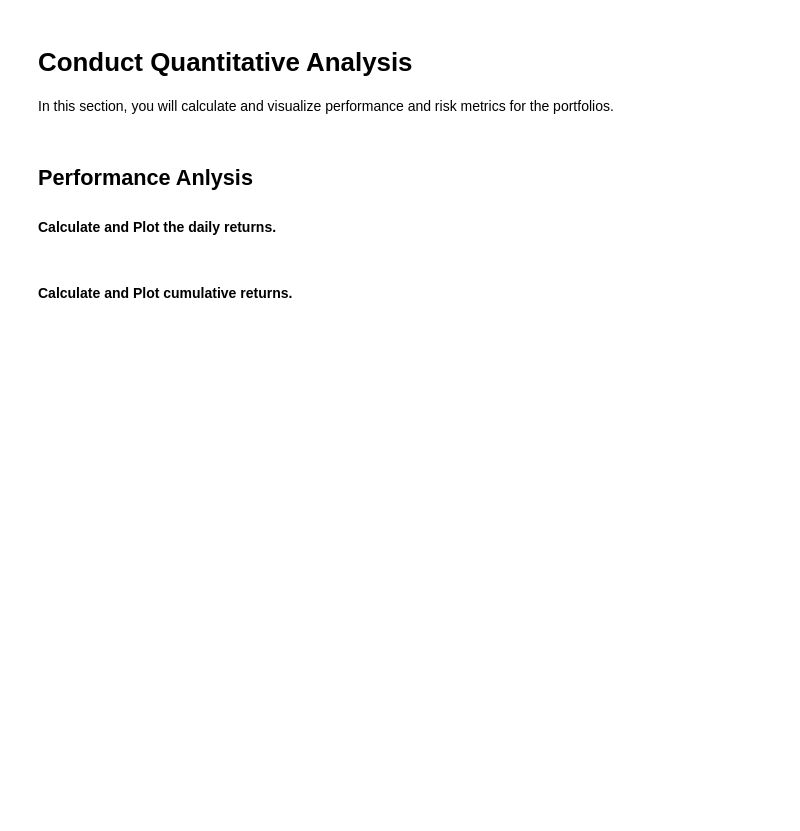
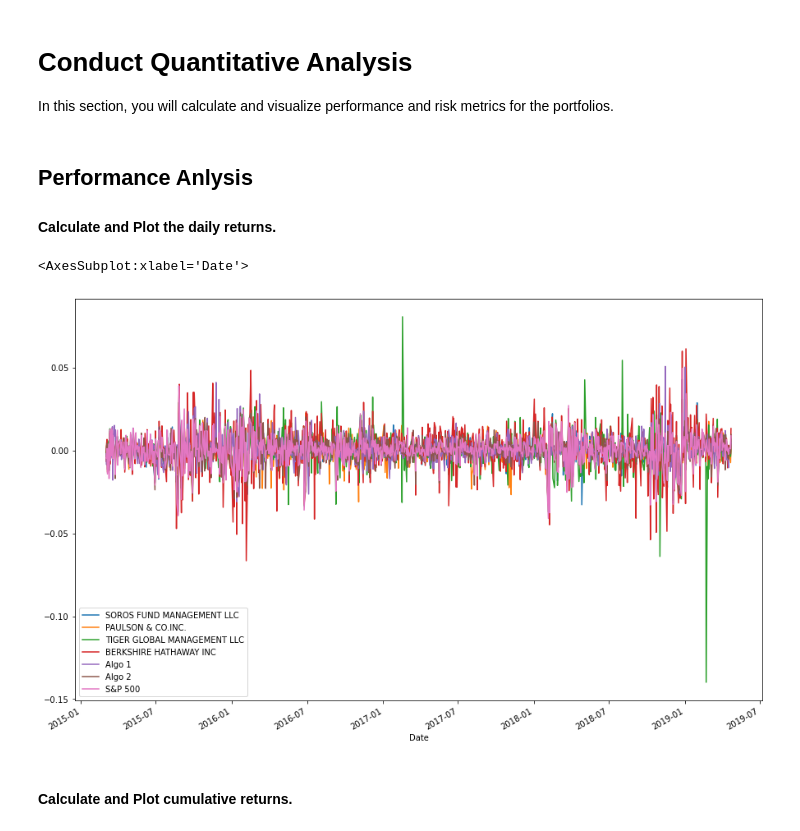
Before and after one commit to wchance/pandas-homework, a Jupyter notebook: whale_analysis.ipynb, the cells around one changed output. Drawn from its saved outputs; the diff is of its cells as text; code cells hidden in the pictures; blank space fills up the shorter version.

```diff
--- a/whale_analysis.ipynb
+++ b/whale_analysis.ipynb
@@ -29,4 +30,4 @@ Files:
 Read the Whale Portfolio daily returns and clean the data
 # %%
 # Reading whale returns
-whale_returns = pd.read_csv('./Resources/whale_returns.csv')
+whale_returns = pd.read_csv('./Resources/whale_returns.csv', index_col="Date", infer_datetime_format=True, parse_dates=True)
@@ -49,4 +77,4 @@ whale_returns.dropna(inplace=True)
 Read the algorithmic daily returns and clean the data
 # %%
 # Reading algorithmic returns
-algo_returns = pd.read_csv('./Resources/algo_returns.csv')
+algo_returns = pd.read_csv('./Resources/algo_returns.csv', index_col="Date", infer_datetime_format=True, parse_dates=True)
@@ -101,0 +176,4 @@ sp500_history.rename(columns={'Close':'SP500_Close'})
+# %%
+sp500_returns = sp500_history.sort_values('Date').set_index('Date').pct_change()
+sp500_returns.rename(columns={'Close':'S&P 500'}, inplace=True)
+sp500_returns.head()
@@ -103,3 +189,5 @@ sp500_history.rename(columns={'Close':'SP500_Close'})
 ## Combine Whale, Algorithmic, and S&P 500 Returns
 # %%
 # Join Whale Returns, Algorithmic Returns, and the S&P 500 Returns into a single DataFrame with columns for each portfolio's returns.
+daily_returns = pd.concat([whale_returns, algo_returns, sp500_returns], axis='columns', join='inner')
+daily_returns.sort_index(inplace=True)
@@ -115,6 +213,10 @@ In this section, you will calculate and visualize performance and risk metrics f
 #### Calculate and Plot the daily returns.
 # %%
 # Plot daily returns of all portfolios
+daily_returns.plot(figsize=(15,10))
+# %% [output]
+<AxesSubplot:xlabel='Date'>
+[figure, added]
 # %% [markdown]
 #### Calculate and Plot cumulative returns.
 # %%
```
Also changed, not shown: parts of 32 cells of this notebook, 5 other files.
